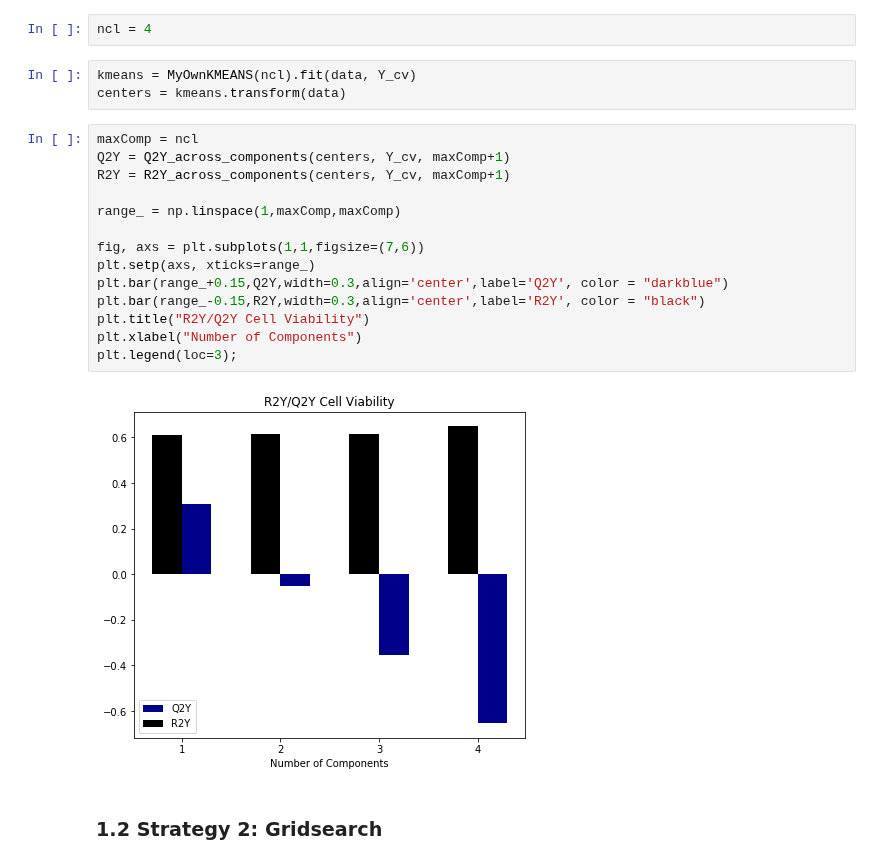
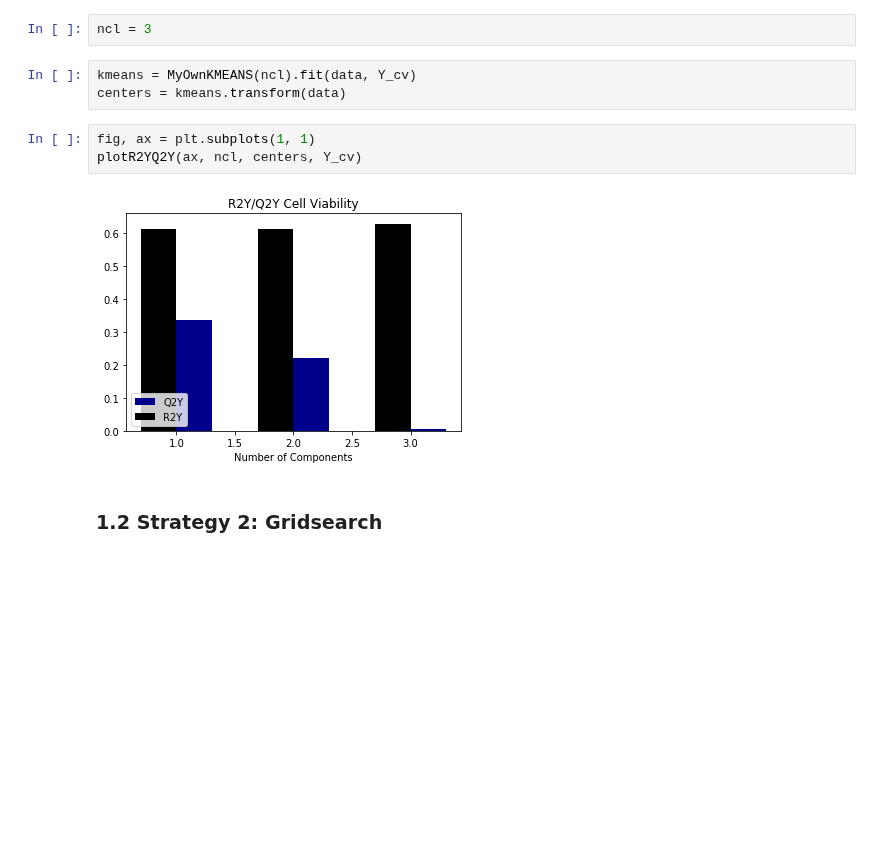
Before and after one commit to meyer-lab/DDMC, a Jupyter notebook: Figure2_kmeansPLSR.ipynb, the cells around one changed output. Drawn from its saved outputs; the diff is of its cells as text; blank space fills up the shorter version.

```diff
--- a/Figure2_kmeansPLSR.ipynb
+++ b/Figure2_kmeansPLSR.ipynb
@@ -69,26 +79,15 @@ Y_cv = Y_cv[Y_cv["Elapsed"] == 72].iloc[0, 1:]
 # %% [markdown]
 Cross-validation fitting averages of k-means clusters into the PLSR model. Number of clusters must be set in advance:
 # %%
-ncl = 4
+ncl = 3
 # %%
 kmeans = MyOwnKMEANS(ncl).fit(data, Y_cv)
 centers = kmeans.transform(data)
-# %%
-maxComp = ncl
-Q2Y = Q2Y_across_components(centers, Y_cv, maxComp+1)
-R2Y = R2Y_across_components(centers, Y_cv, maxComp+1)
-
-range_ = np.linspace(1,maxComp,maxComp)
-
-fig, axs = plt.subplots(1,1,figsize=(7,6))
-plt.setp(axs, xticks=range_)
-plt.bar(range_+0.15,Q2Y,width=0.3,align='center',label='Q2Y', color = "darkblue")
-plt.bar(range_-0.15,R2Y,width=0.3,align='center',label='R2Y', color = "black")
-plt.title("R2Y/Q2Y Cell Viability")
-plt.xlabel("Number of Components")
-plt.legend(loc=3);
-# %% [output]
-[figure, removed]
+# %%
+fig, ax = plt.subplots(1, 1)
+plotR2YQ2Y(ax, ncl, centers, Y_cv)
+# %% [output]
+[figure, added]
 # %% [markdown]
 ### 1.2 Strategy 2: Gridsearch
 # %% [markdown]
```
Also changed, not shown: parts of 14 cells of this notebook, 11 other files.
